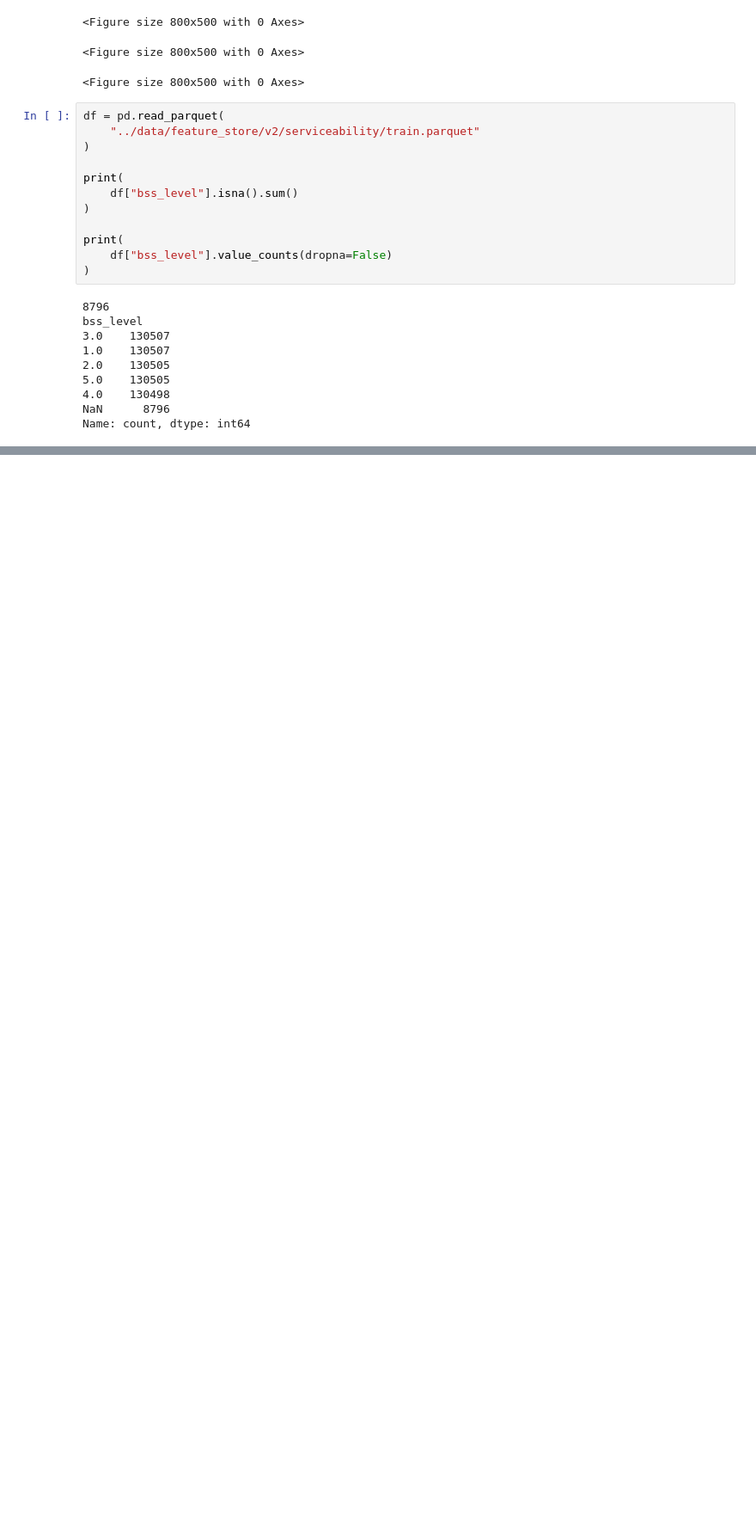
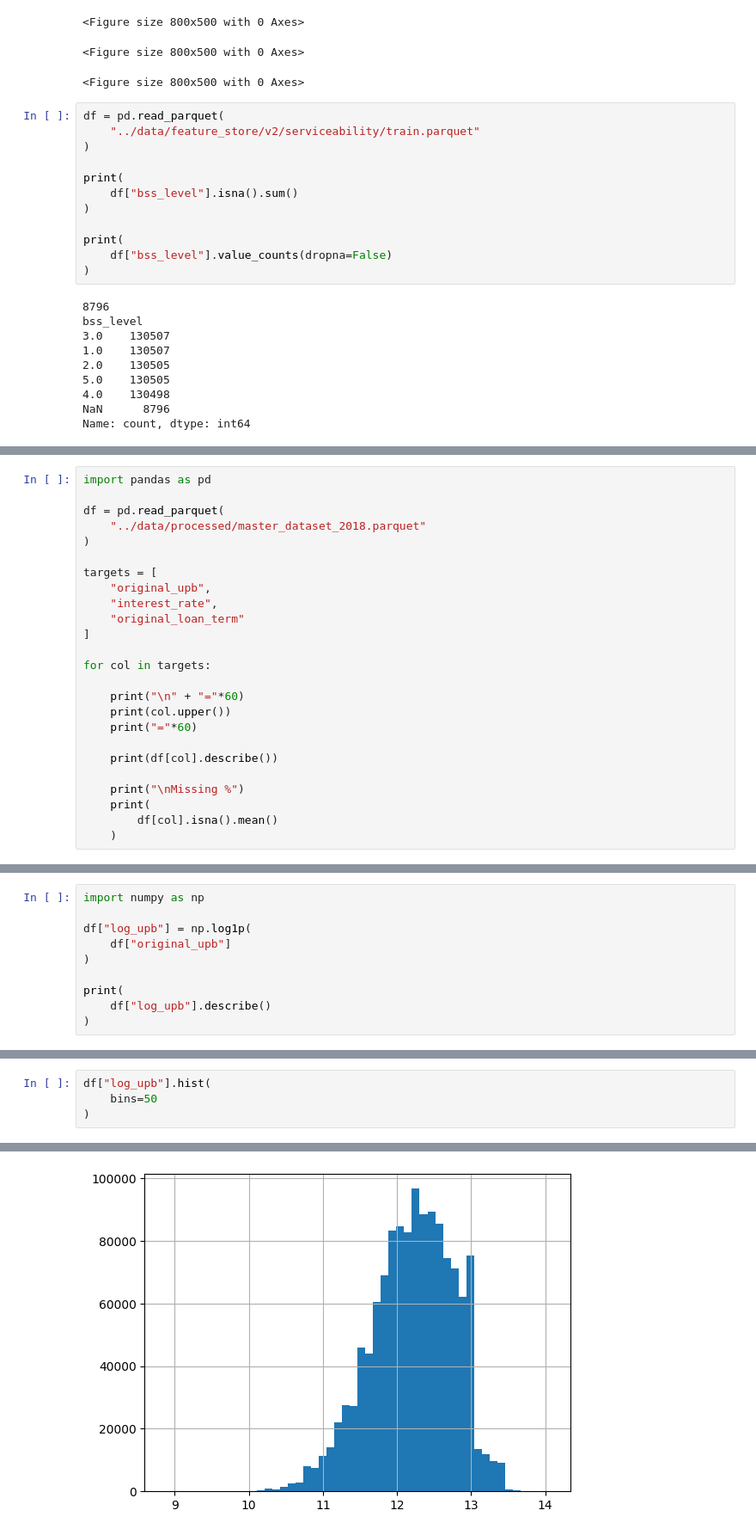
Before and after one commit to dhairyas87/xai-credit-risk-freddie-mac, a Jupyter notebook: notebooks/orchestor.ipynb, the cells around one changed output, grey strips where cells are left out. Shown at 86% size. Cells and saved outputs as stored; diff of their text form; blank space fills up the shorter version.

Commit message:
Credit Decisioning of Loan Amount

```diff
--- a/notebooks/orchestor.ipynb
+++ b/notebooks/orchestor.ipynb
@@ -367,0 +461,25 @@ Name: count, dtype: int64
+# %%
+import pandas as pd
+
+df = pd.read_parquet(
+    "../data/processed/master_dataset_2018.parquet"
+)
+
+targets = [
+    "original_upb",
+    "interest_rate",
+    "original_loan_term"
+]
+
+for col in targets:
+
+    print("\n" + "="*60)
+    print(col.upper())
+    print("="*60)
+
+    print(df[col].describe())
+
+    print("\nMissing %")
+    print(
+        df[col].isna().mean()
+    )
@@ -367,0 +576,10 @@ Name: count, dtype: int64
+# %%
+import numpy as np
+
+df["log_upb"] = np.log1p(
+    df["original_upb"]
+)
+
+print(
+    df["log_upb"].describe()
+)
@@ -367,0 +596,5 @@ Name: count, dtype: int64
+# %%
+df["log_upb"].hist(
+    bins=50
+)
+# %% [output]
@@ -367,0 +602 @@ Name: count, dtype: int64
+[figure, added]
```
Also changed, not shown: parts of 22 cells of this notebook, 31 other files.
